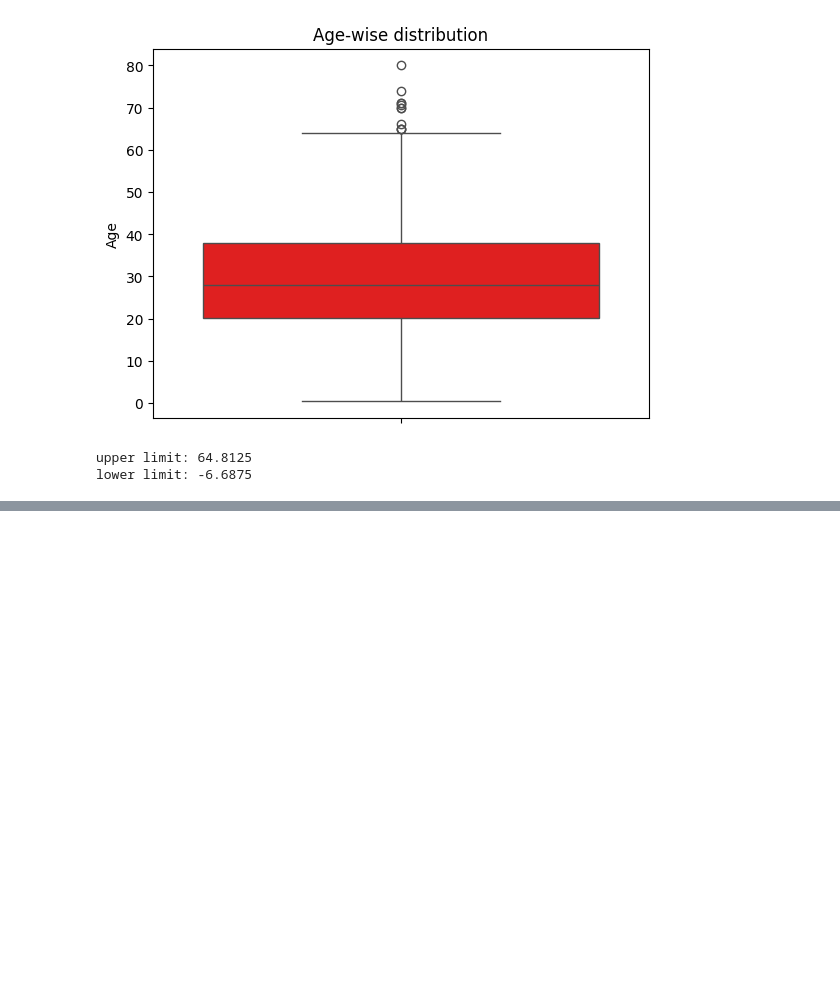
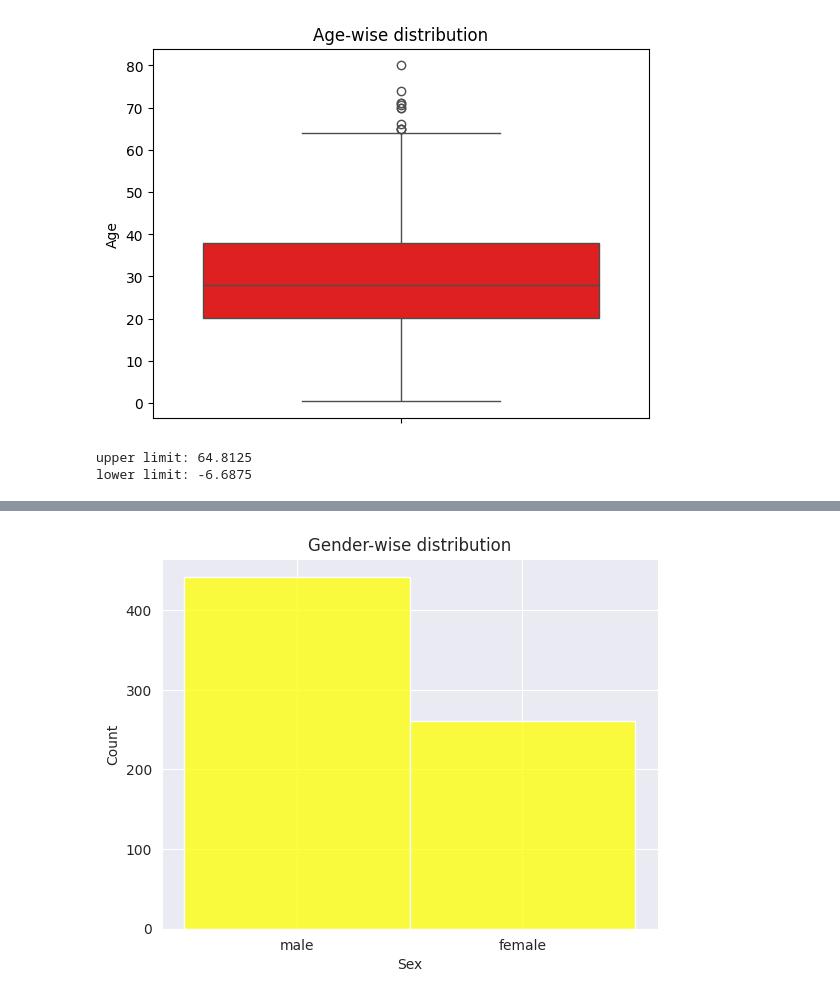
Before and after one commit to ankitg-02/Titanic, a Jupyter notebook: Titanic1.ipynb, the cells around one changed output, grey strips where cells are left out. Saved outputs shown, nothing was run; the diff lists cells and outputs as text; code cells hidden in the pictures; blank space fills up the shorter version.

```diff
--- a/Titanic1.ipynb
+++ b/Titanic1.ipynb
@@ -307,0 +341,8 @@ lower limit: -6.6875
+# %%
+sns.histplot(new_data['Sex'],color='yellow')
+plt.xlabel('Sex')
+plt.ylabel('Count')
+plt.title('Gender-wise distribution')
+plt.show()
+# %% [output]
+[figure, added]
```
Also changed, not shown: parts of 7 cells of this notebook.
